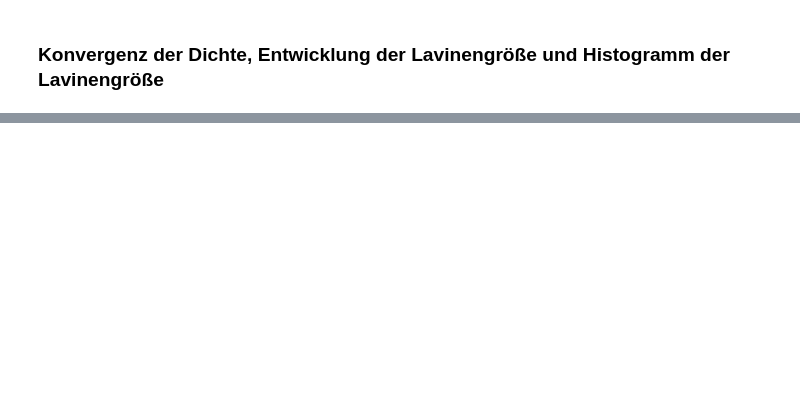
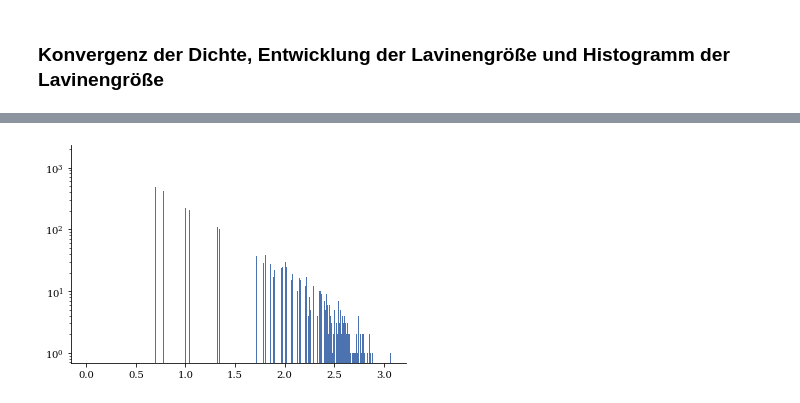
Before and after one commit to nagelt/Numerical_Methods_Introduction, a Jupyter notebook: SOC_sand_pile.ipynb, the cells around one changed output, grey strips where cells are left out. Saved outputs shown, nothing was run; the diff lists cells and outputs as text; code cells hidden in the pictures; blank space fills up the shorter version.

```diff
--- a/SOC_sand_pile.ipynb
+++ b/SOC_sand_pile.ipynb
@@ -128,6 +138,6 @@ plt.hist(np.log10(avalanche_steady[np.where(avalanche_steady>0)]),log=True,bins=
 # %% [markdown]
 ## Sandkorn fällt nur in zentralem Bereich
 # %%
-rho_center, avalanche_center, z_n_center = run_sim(z0,bot=n_els/2-5,top=n_els/2+6,n_dt=20000)
+rho_center, avalanche_center, z_n_center = run_sim(z0,bot=n_els/2-5,top=n_els/2+6,n_dt=40000)
 # %%
 plot_distr(X,Y,z_n_center)
@@ -143,4 +163,6 @@ plt.plot(avalanche_center)
 # %%
-avalanche_steady=avalanche_center[8000:]
+avalanche_steady=avalanche_center[10000:]
 # %%
-plt.hist(np.log10(avalanche_steady[np.where(avalanche_steady>0)]),log=True,bins=20);
+plt.hist(np.log10(avalanche_steady[np.where(avalanche_steady>0)]),log=True,bins=2000);
+# %% [output]
+[figure, added]
```
Also changed, not shown: parts of 15 cells of this notebook.
